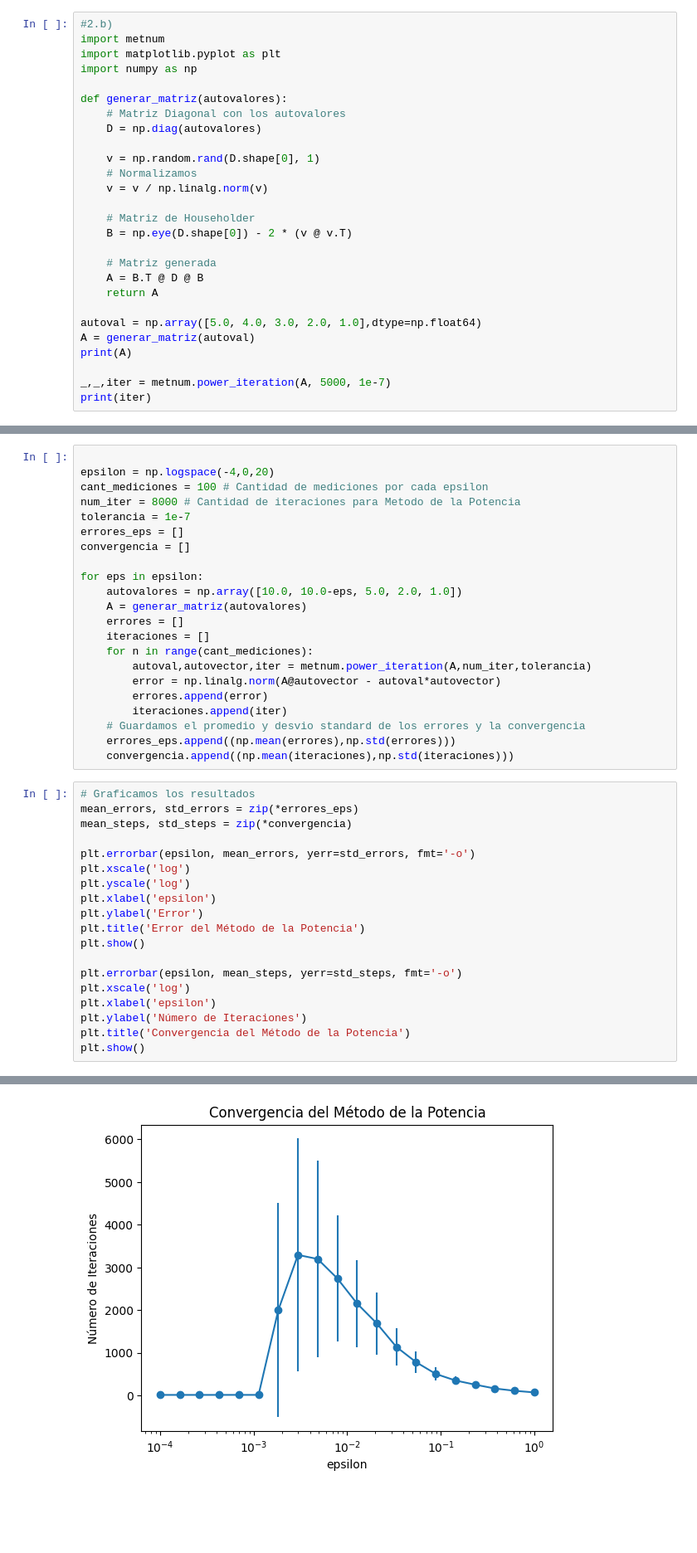
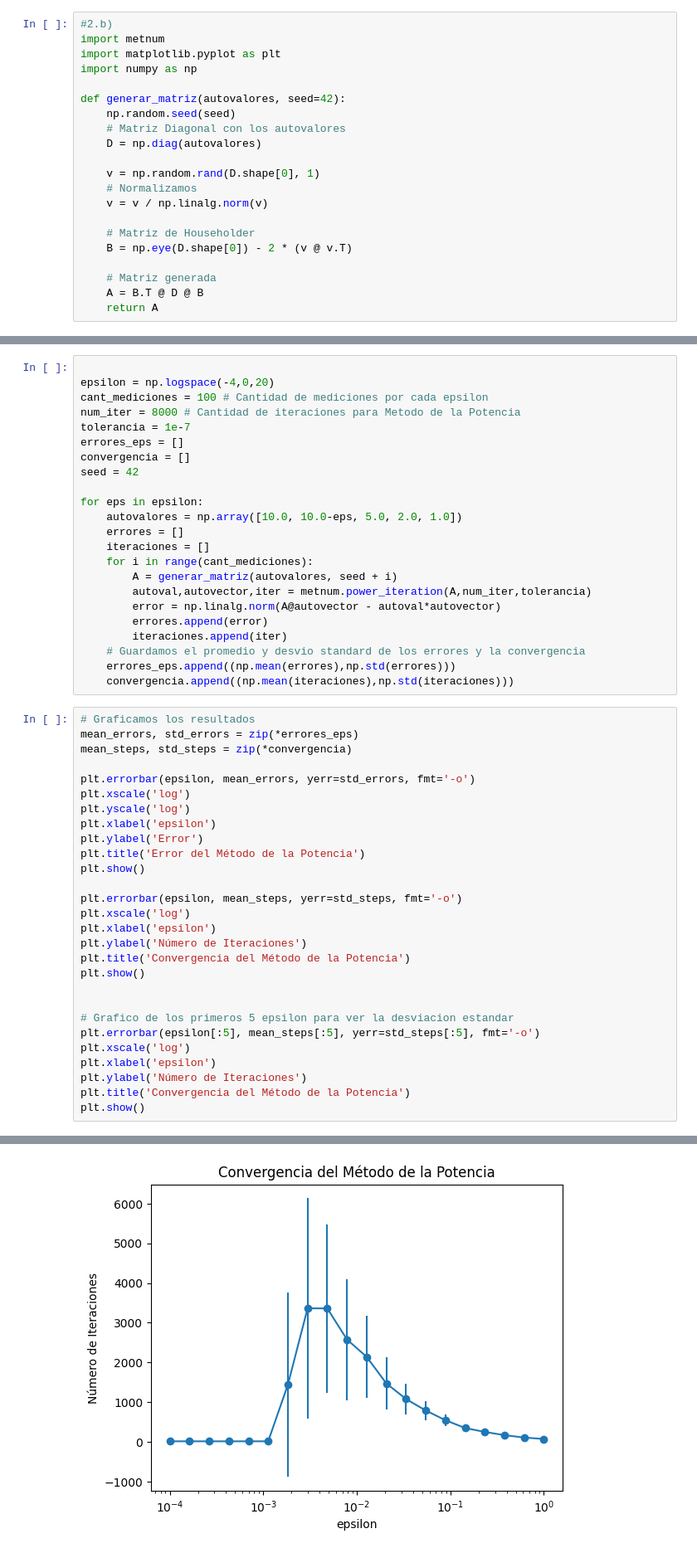
Before and after one commit to GonzaloConsoli/tp2-metodos, a Jupyter notebook: notebooks/tp2.ipynb, the cells around one changed output, grey strips where cells are left out. Shown: that part at 83% size. Cells and saved outputs as stored; diff of their text form; blank space fills up the shorter version.

Commit message:
Agregamos semilla para poder reproducir el experimento del metodo de la potencia

```diff
--- a/notebooks/tp2.ipynb
+++ b/notebooks/tp2.ipynb
@@ -285,7 +285,8 @@ import metnum
 import matplotlib.pyplot as plt
 import numpy as np
 
-def generar_matriz(autovalores):
+def generar_matriz(autovalores, seed=42):
+    np.random.seed(seed)
     # Matriz Diagonal con los autovalores
     D = np.diag(autovalores)
 
@@ -299,10 +300,3 @@ def generar_matriz(autovalores):
     # Matriz generada
     A = B.T @ D @ B
     return A
-
-autoval = np.array([5.0, 4.0, 3.0, 2.0, 1.0],dtype=np.float64)
-A = generar_matriz(autoval)
-print(A)
-
-_,_,iter = metnum.power_iteration(A, 5000, 1e-7)
-print(iter)
@@ -326,13 +308,14 @@ num_iter = 8000 # Cantidad de iteraciones para Metodo de la Potencia
 tolerancia = 1e-7
 errores_eps = []
 convergencia = []
+seed = 42
 
 for eps in epsilon:
     autovalores = np.array([10.0, 10.0-eps, 5.0, 2.0, 1.0])
-    A = generar_matriz(autovalores)
     errores = []
     iteraciones = []
-    for n in range(cant_mediciones):
+    for i in range(cant_mediciones):
+        A = generar_matriz(autovalores, seed + i)
         autoval,autovector,iter = metnum.power_iteration(A,num_iter,tolerancia)
         error = np.linalg.norm(A@autovector - autoval*autovector)
         errores.append(error)
@@ -359,4 +342,13 @@ plt.xlabel('epsilon')
 plt.ylabel('Número de Iteraciones')
 plt.title('Convergencia del Método de la Potencia')
 plt.show()
+
+
+# Grafico de los primeros 5 epsilon para ver la desviacion estandar
+plt.errorbar(epsilon[:5], mean_steps[:5], yerr=std_steps[:5], fmt='-o')
+plt.xscale('log')
+plt.xlabel('epsilon')
+plt.ylabel('Número de Iteraciones')
+plt.title('Convergencia del Método de la Potencia')
+plt.show()
 # %% [output]
@@ -364 +356 @@ plt.show()
-[figure, old version]
+[figure, new version]
```
Also changed, not shown: parts of 2 cells of this notebook.
